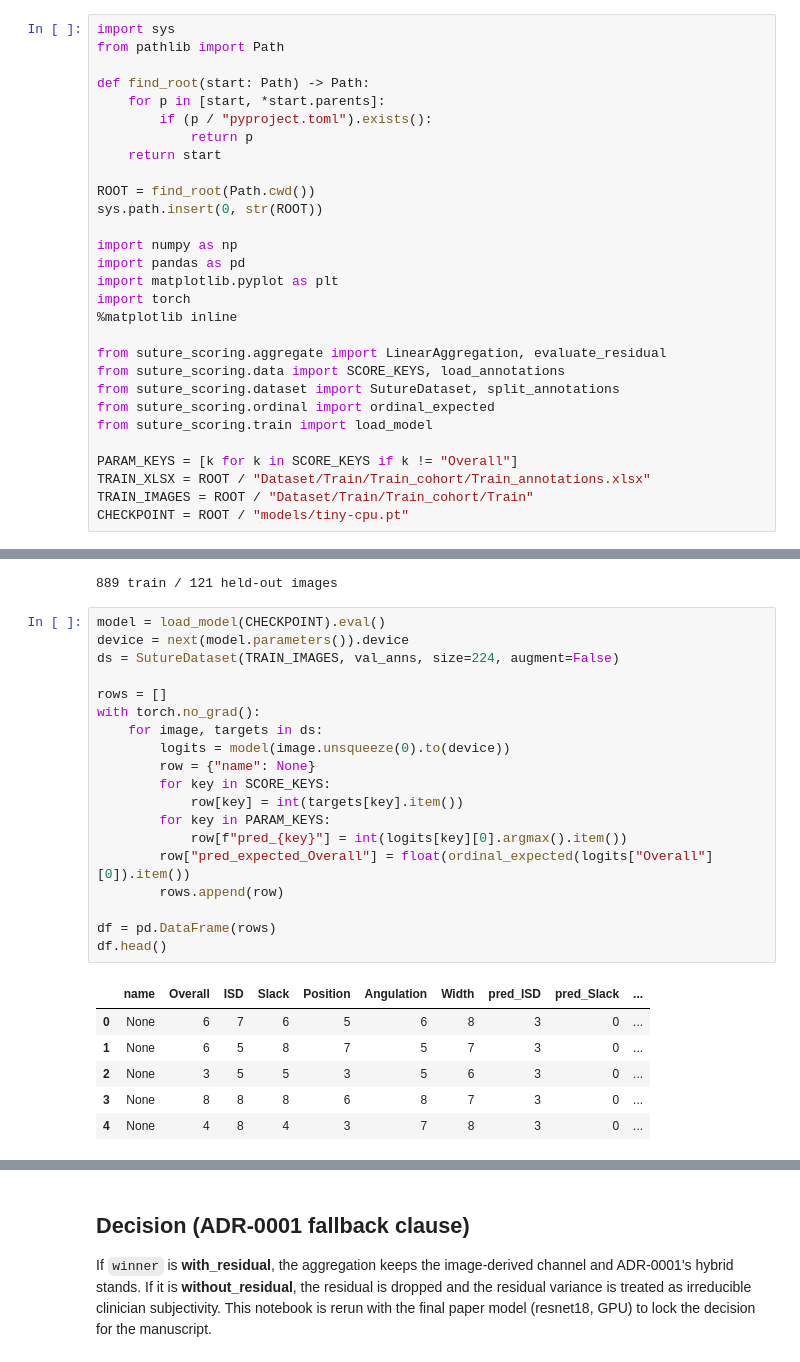
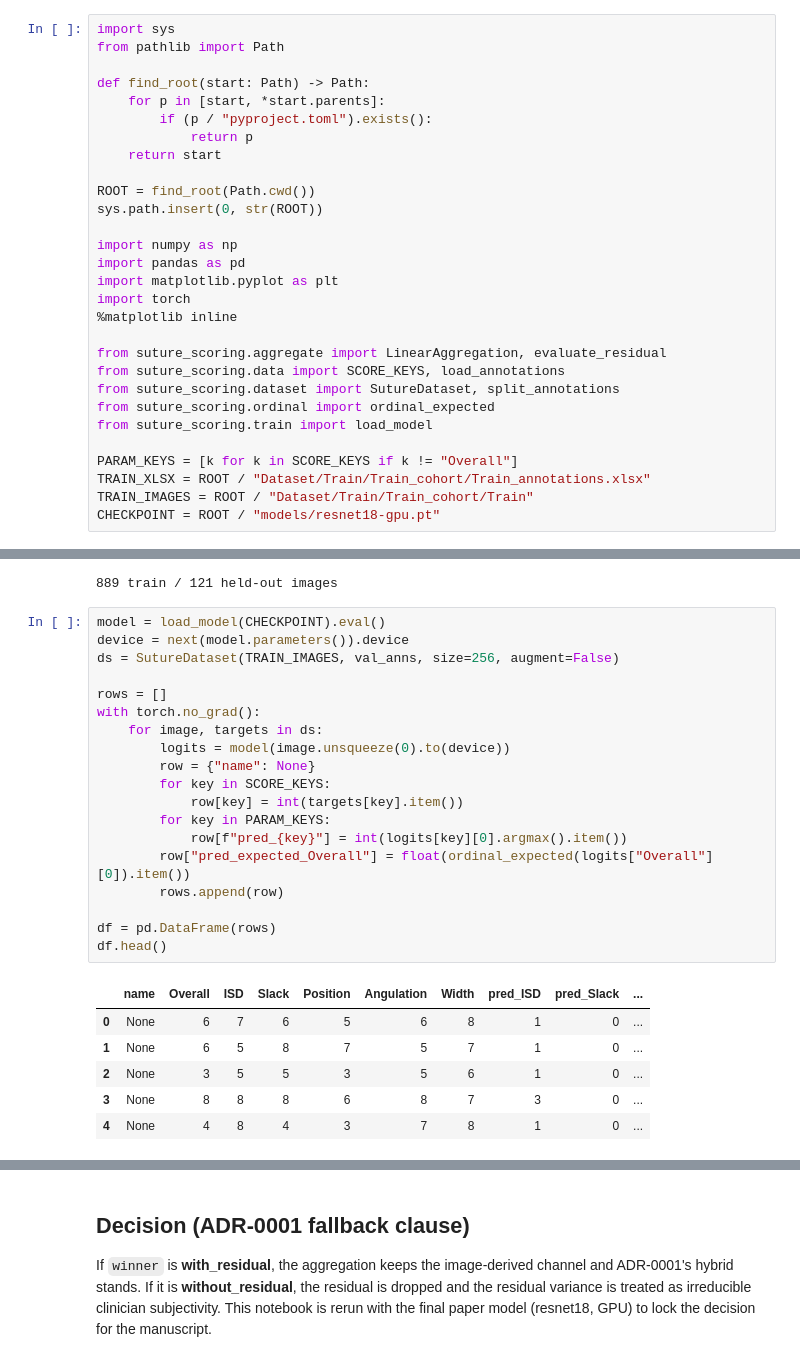
Before and after one commit to spro047/REU_Original_Dataset, a Jupyter notebook: notebooks/03-aggregation.ipynb, the cells around one changed output, grey strips where cells are left out. Drawn from its saved outputs; the diff is of its cells as text.

```diff
--- a/notebooks/03-aggregation.ipynb
+++ b/notebooks/03-aggregation.ipynb
@@ -35,7 +35,7 @@ from suture_scoring.train import load_model
 PARAM_KEYS = [k for k in SCORE_KEYS if k != "Overall"]
 TRAIN_XLSX = ROOT / "Dataset/Train/Train_cohort/Train_annotations.xlsx"
 TRAIN_IMAGES = ROOT / "Dataset/Train/Train_cohort/Train"
-CHECKPOINT = ROOT / "models/tiny-cpu.pt"
+CHECKPOINT = ROOT / "models/resnet18-gpu.pt"
 # %%
 annotations = load_annotations(TRAIN_XLSX)
 train_anns, val_anns = split_annotations(annotations, frac=0.12, seed=0)
@@ -45,29 +45,29 @@ print(f"{len(train_anns)} train / {len(val_anns)} held-out images")
 # %%
 model = load_model(CHECKPOINT).eval()
 device = next(model.parameters()).device
-ds = SutureDataset(TRAIN_IMAGES, val_anns, size=224, augment=False)
+ds = SutureDataset(TRAIN_IMAGES, val_anns, size=256, augment=False)
 
 rows = []
 with torch.no_grad():
     for image, targets in ds:
         logits = model(image.unsqueeze(0).to(device))
         row = {"name": None}
         for key in SCORE_KEYS:
             row[key] = int(targets[key].item())
         for key in PARAM_KEYS:
             row[f"pred_{key}"] = int(logits[key][0].argmax().item())
         row["pred_expected_Overall"] = float(ordinal_expected(logits["Overall"][0]).item())
         rows.append(row)
 
 df = pd.DataFrame(rows)
 df.head()
 # %% [output]
 |  | name | Overall | ISD | Slack | Position | Angulation | Width | pred_ISD | pred_Slack | ... |
-| 0 | None | 6 | 7 | 6 | 5 | 6 | 8 | 3 | 0 | ... |
-| 1 | None | 6 | 5 | 8 | 7 | 5 | 7 | 3 | 0 | ... |
-| 2 | None | 3 | 5 | 5 | 3 | 5 | 6 | 3 | 0 | ... |
+| 0 | None | 6 | 7 | 6 | 5 | 6 | 8 | 1 | 0 | ... |
+| 1 | None | 6 | 5 | 8 | 7 | 5 | 7 | 1 | 0 | ... |
+| 2 | None | 3 | 5 | 5 | 3 | 5 | 6 | 1 | 0 | ... |
 | 3 | None | 8 | 8 | 8 | 6 | 8 | 7 | 3 | 0 | ... |
-| 4 | None | 4 | 8 | 4 | 3 | 7 | 8 | 3 | 0 | ... |
+| 4 | None | 4 | 8 | 4 | 3 | 7 | 8 | 1 | 0 | ... |
 # %%
 X = df[[f"pred_{k}" for k in PARAM_KEYS]].to_numpy(dtype=float)
 y = df["Overall"].to_numpy(dtype=float)
```
Also changed, not shown: parts of 2 cells of this notebook, 2 other files.
